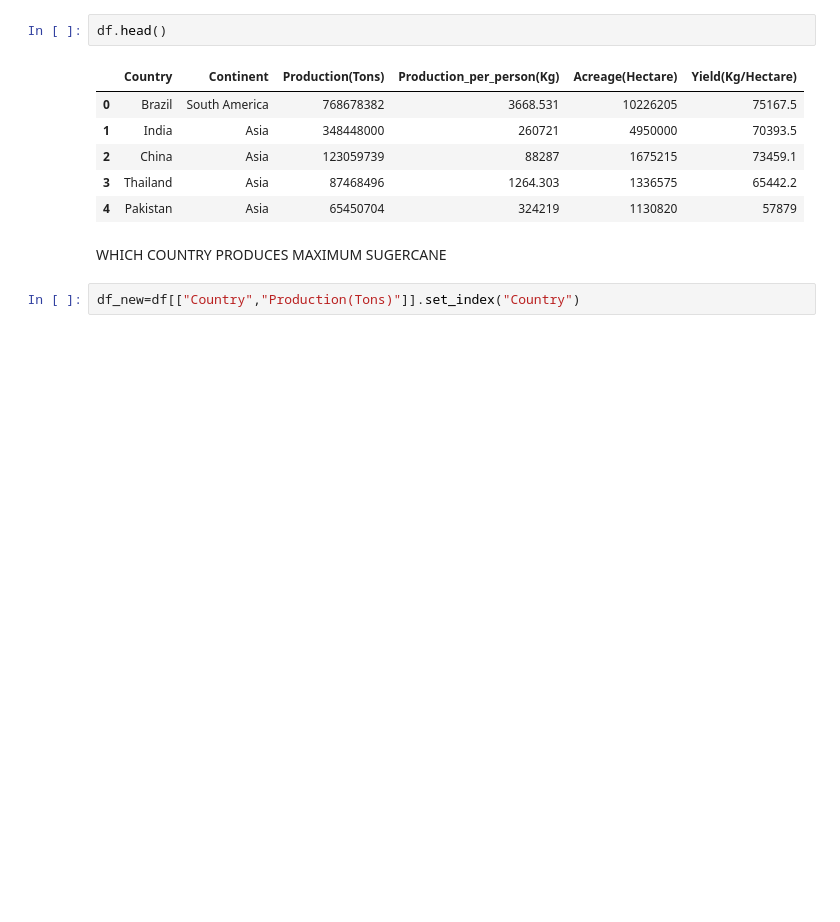
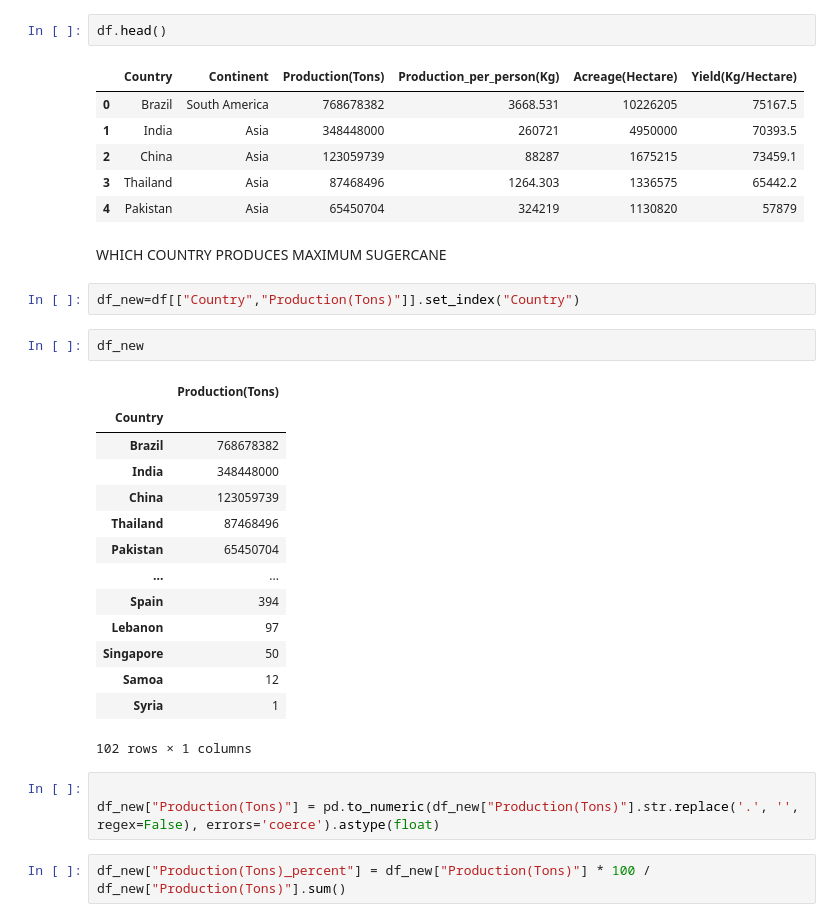
Before and after one commit to tanisha346gfd/data-science2, a Jupyter notebook: practice/sugercane-project.ipynb, the cells around one changed output. Cells and saved outputs as stored; diff of their text form; blank space fills up the shorter version.

```diff
--- a/practice/sugercane-project.ipynb
+++ b/practice/sugercane-project.ipynb
@@ -152,3 +152,25 @@ df.head()
 WHICH COUNTRY PRODUCES MAXIMUM SUGERCANE
 # %%
 df_new=df[["Country","Production(Tons)"]].set_index("Country")
+# %%
+df_new
+# %% [output]
+|  | Production(Tons) |
+| Country |  |
+| Brazil | 768678382 |
+| India | 348448000 |
+| China | 123059739 |
+| Thailand | 87468496 |
+| Pakistan | 65450704 |
+| ... | ... |
+| Spain | 394 |
+| Lebanon | 97 |
+| Singapore | 50 |
+| Samoa | 12 |
+| Syria | 1 |
+102 rows × 1 columns
+# %%
+
+df_new["Production(Tons)"] = pd.to_numeric(df_new["Production(Tons)"].str.replace('.', '', regex=False), errors='coerce').astype(float)
+# %%
+df_new["Production(Tons)_percent"] = df_new["Production(Tons)"] * 100 / df_new["Production(Tons)"].sum()
```
Also changed, not shown: parts of 2 cells of this notebook.
